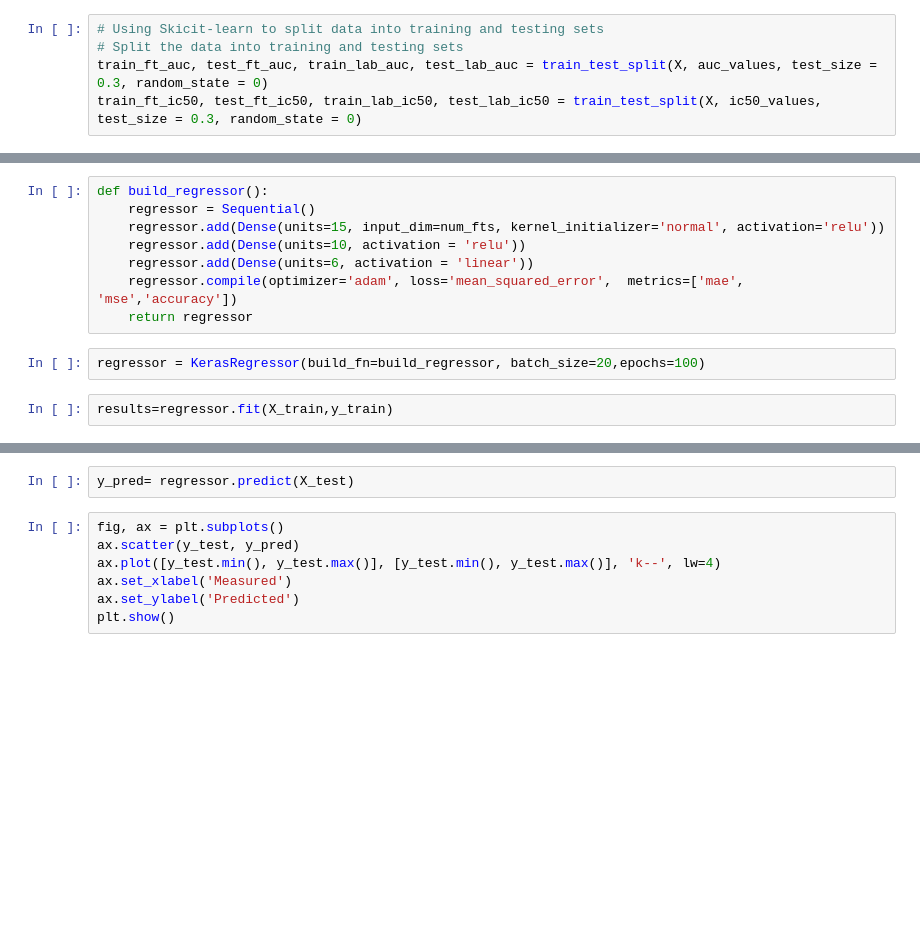
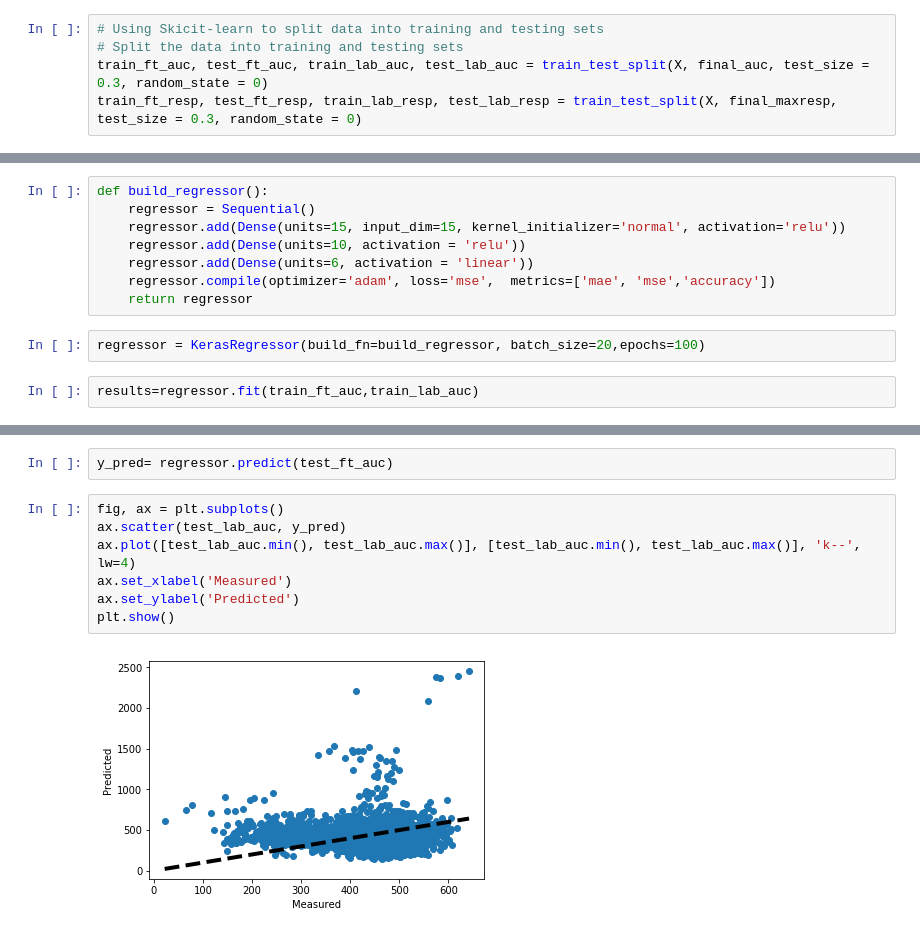
Before and after one commit to adhm271/teamone, a Jupyter notebook: mlp_regression.ipynb, the cells around one changed output, grey strips where cells are left out. Drawn from its saved outputs; the diff is of its cells as text; blank space fills up the shorter version.

```diff
--- a/mlp_regression.ipynb
+++ b/mlp_regression.ipynb
@@ -54,5 +194,5 @@ ic50_values = ###
 # %%
 # Using Skicit-learn to split data into training and testing sets
 # Split the data into training and testing sets
-train_ft_auc, test_ft_auc, train_lab_auc, test_lab_auc = train_test_split(X, auc_values, test_size = 0.3, random_state = 0)
-train_ft_ic50, test_ft_ic50, train_lab_ic50, test_lab_ic50 = train_test_split(X, ic50_values, test_size = 0.3, random_state = 0)
+train_ft_auc, test_ft_auc, train_lab_auc, test_lab_auc = train_test_split(X, final_auc, test_size = 0.3, random_state = 0)
+train_ft_resp, test_ft_resp, train_lab_resp, test_lab_resp = train_test_split(X, final_maxresp, test_size = 0.3, random_state = 0)
@@ -63,12 +208,12 @@ train_ft_ic50, test_ft_ic50, train_lab_ic50, test_lab_ic50 = train_test_split(X,
 # %%
 def build_regressor():
     regressor = Sequential()
-    regressor.add(Dense(units=15, input_dim=num_fts, kernel_initializer='normal', activation='relu'))
+    regressor.add(Dense(units=15, input_dim=15, kernel_initializer='normal', activation='relu'))
     regressor.add(Dense(units=10, activation = 'relu'))
     regressor.add(Dense(units=6, activation = 'linear'))
-    regressor.compile(optimizer='adam', loss='mean_squared_error',  metrics=['mae', 'mse','accuracy'])
+    regressor.compile(optimizer='adam', loss='mse',  metrics=['mae', 'mse','accuracy'])
     return regressor
 # %%
 regressor = KerasRegressor(build_fn=build_regressor, batch_size=20,epochs=100)
 # %%
-results=regressor.fit(X_train,y_train)
+results=regressor.fit(train_ft_auc,train_lab_auc)
@@ -75,10 +238,12 @@ results=regressor.fit(X_train,y_train)
 # %%
-y_pred= regressor.predict(X_test)
+y_pred= regressor.predict(test_ft_auc)
 # %%
 fig, ax = plt.subplots()
-ax.scatter(y_test, y_pred)
-ax.plot([y_test.min(), y_test.max()], [y_test.min(), y_test.max()], 'k--', lw=4)
+ax.scatter(test_lab_auc, y_pred)
+ax.plot([test_lab_auc.min(), test_lab_auc.max()], [test_lab_auc.min(), test_lab_auc.max()], 'k--', lw=4)
 ax.set_xlabel('Measured')
 ax.set_ylabel('Predicted')
 plt.show()
+# %% [output]
+[figure, added]
 # %%
```
Also changed, not shown: parts of 23 cells of this notebook, 16 other files.
